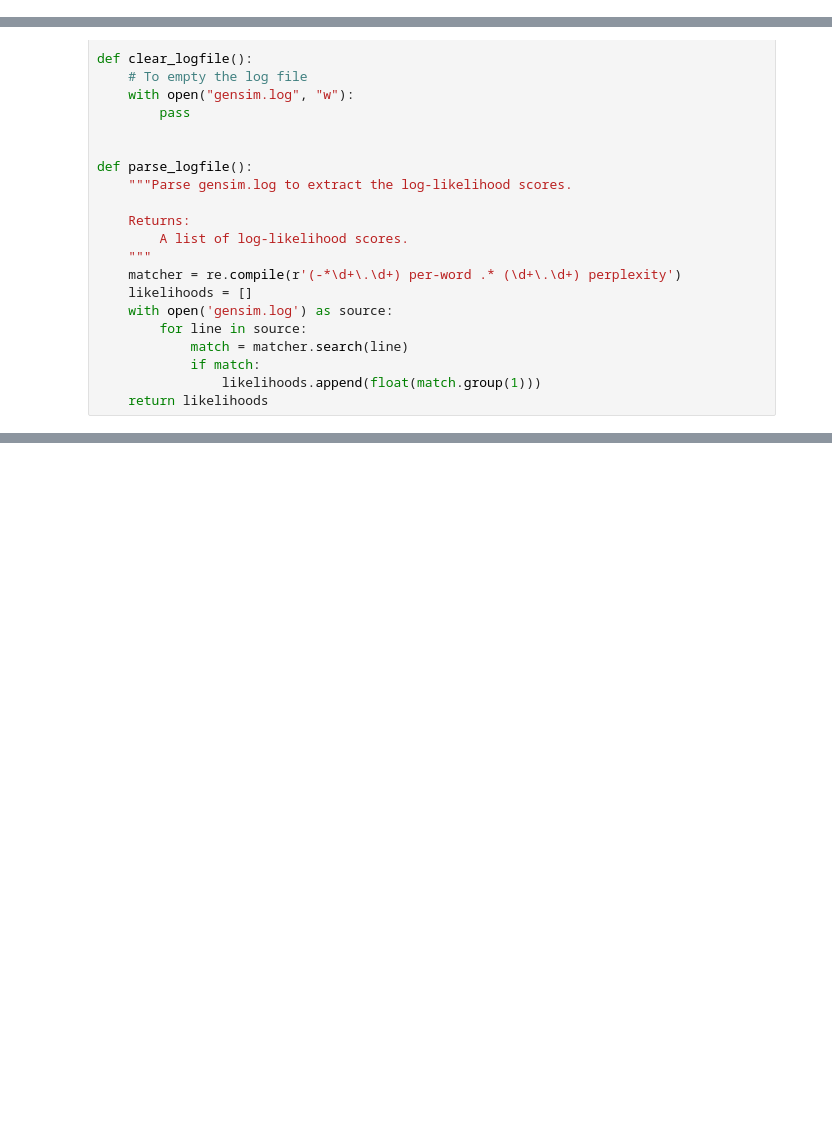
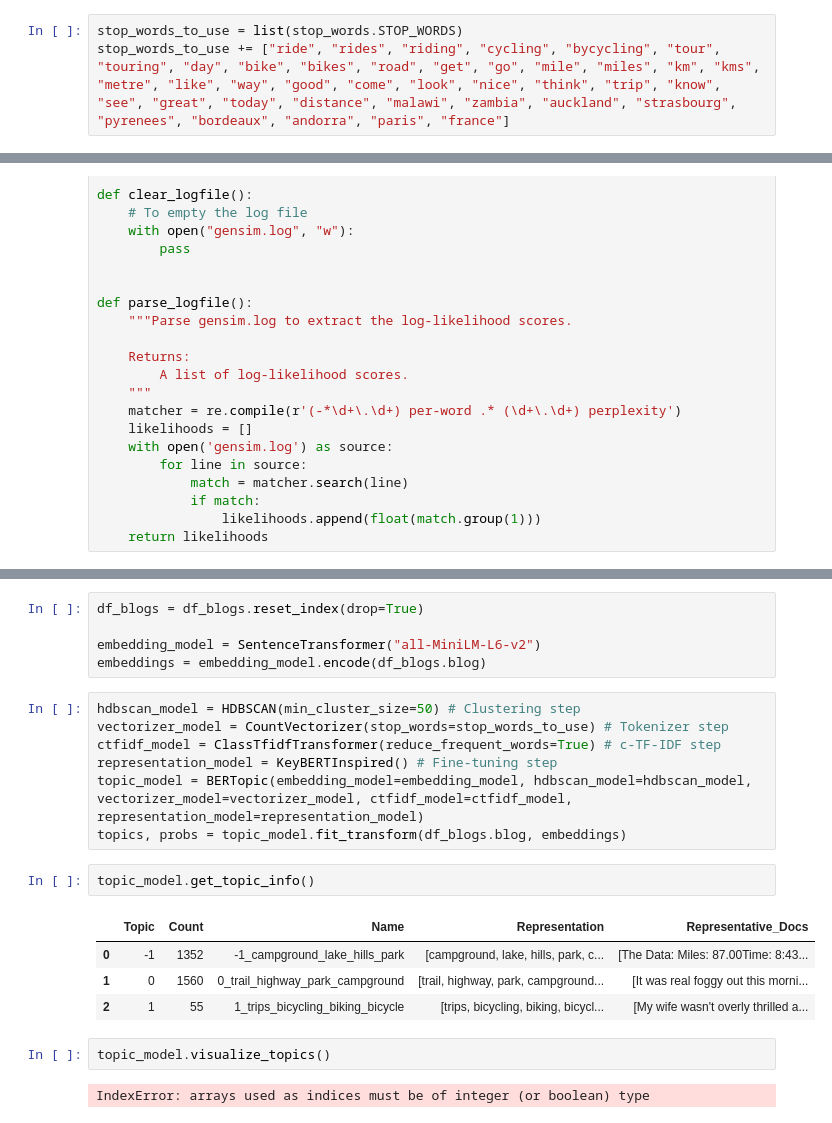
Before and after one commit to marijnkj/732A81_Text_Mining_Project, a Jupyter notebook: analyze_blogs.ipynb, the cells around one changed output, grey strips where cells are left out. Saved outputs shown, nothing was run; the diff lists cells and outputs as text; blank space fills up the shorter version.

Commit message:
Added BERTopic

```diff
--- a/analyze_blogs.ipynb
+++ b/analyze_blogs.ipynb
@@ -40,6 +39,9 @@ df_blogs.to_csv("blogs.csv")
 Device set to use cpu
 # %% [markdown]
 ### Apply standard preprocessing
+# %%
+stop_words_to_use = list(stop_words.STOP_WORDS)
+stop_words_to_use += ["ride", "rides", "riding", "cycling", "bycycling", "tour", "touring", "day", "bike", "bikes", "road", "get", "go", "mile", "miles", "km", "kms", "metre", "like", "way", "good", "come", "look", "nice", "think", "trip", "know", "see", "great", "today", "distance", "malawi", "zambia", "auckland", "strasbourg", "pyrenees", "bordeaux", "andorra", "paris", "france"]
 # %%
 # https://spacy.io/usage/linguistic-features
 
@@ -191,0 +183,23 @@ Topic 9: climb, rain, water, rt, head, town, park, time, trail, i
+# %%
+df_blogs = df_blogs.reset_index(drop=True)
+
+embedding_model = SentenceTransformer("all-MiniLM-L6-v2")
+embeddings = embedding_model.encode(df_blogs.blog)
+# %%
+hdbscan_model = HDBSCAN(min_cluster_size=50) # Clustering step
+vectorizer_model = CountVectorizer(stop_words=stop_words_to_use) # Tokenizer step
+ctfidf_model = ClassTfidfTransformer(reduce_frequent_words=True) # c-TF-IDF step
+representation_model = KeyBERTInspired() # Fine-tuning step
+topic_model = BERTopic(embedding_model=embedding_model, hdbscan_model=hdbscan_model, vectorizer_model=vectorizer_model, ctfidf_model=ctfidf_model, representation_model=representation_model)
+topics, probs = topic_model.fit_transform(df_blogs.blog, embeddings)
+# %%
+topic_model.get_topic_info()
+# %% [output]
+|  | Topic | Count | Name | Representation | Representative_Docs |
+| 0 | -1 | 1352 | -1_campground_lake_hills_park | [campground, lake, hills, park, c... | [The Data: Miles: 87.00Time: 8:43... |
+| 1 | 0 | 1560 | 0_trail_highway_park_campground | [trail, highway, park, campground... | [It was real foggy out this morni... |
+| 2 | 1 | 55 | 1_trips_bicycling_biking_bicycle | [trips, bicycling, biking, bicycl... | [My wife wasn't overly thrilled a... |
+# %%
+topic_model.visualize_topics()
+# %% [output]
+IndexError: arrays used as indices must be of integer (or boolean) type
```
Also changed, not shown: parts of 8 cells of this notebook.
